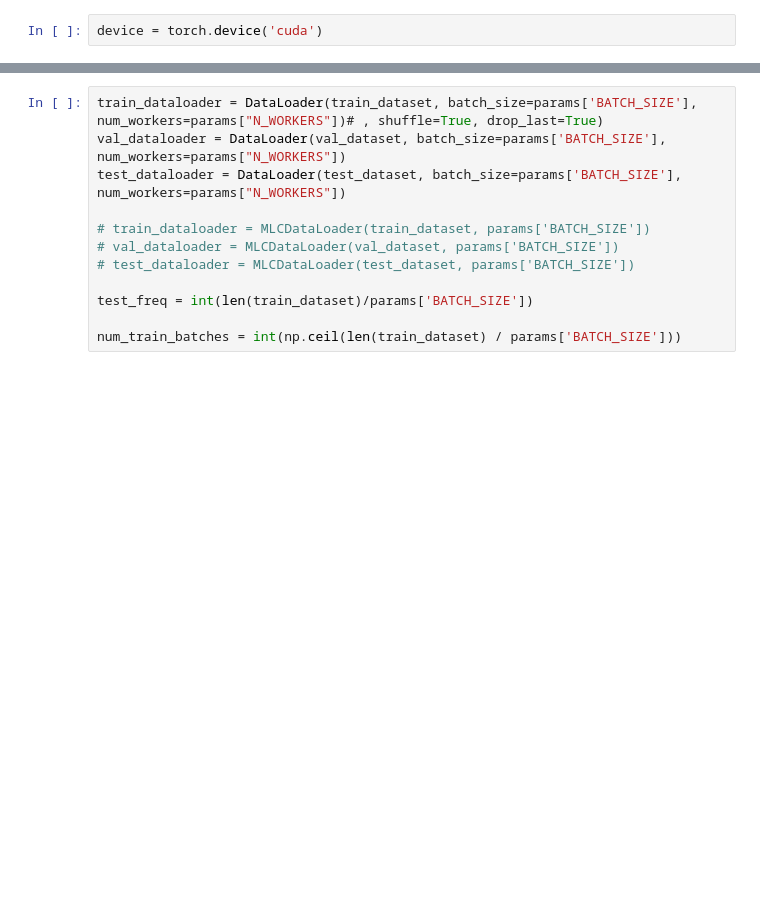
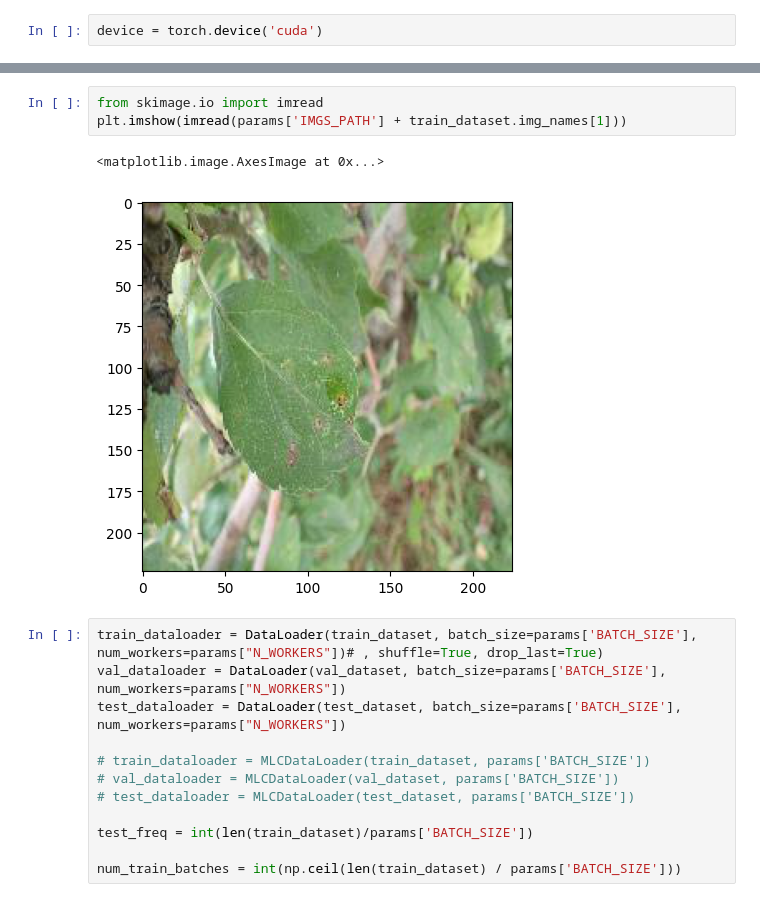
Before and after one commit to MarioROT/ApplePlantPathologies, a Jupyter notebook: classification_experiments.ipynb, the cells around one changed output, grey strips where cells are left out. Saved outputs shown, nothing was run; the diff lists cells and outputs as text; blank space fills up the shorter version.

```diff
--- a/classification_experiments.ipynb
+++ b/classification_experiments.ipynb
@@ -110,3 +119,9 @@ Test Data:  2814  (0.15%)
+# %%
+from skimage.io import imread
+plt.imshow(imread(params['IMGS_PATH'] + train_dataset.img_names[1]))
+# %% [output]
+<matplotlib.image.AxesImage at 0x...>
+[figure, added]
 # %%
 train_dataloader = DataLoader(train_dataset, batch_size=params['BATCH_SIZE'], num_workers=params["N_WORKERS"])# , shuffle=True, drop_last=True)
 val_dataloader = DataLoader(val_dataset, batch_size=params['BATCH_SIZE'], num_workers=params["N_WORKERS"])
```
Also changed, not shown: parts of 12 cells of this notebook, 2 other files.
